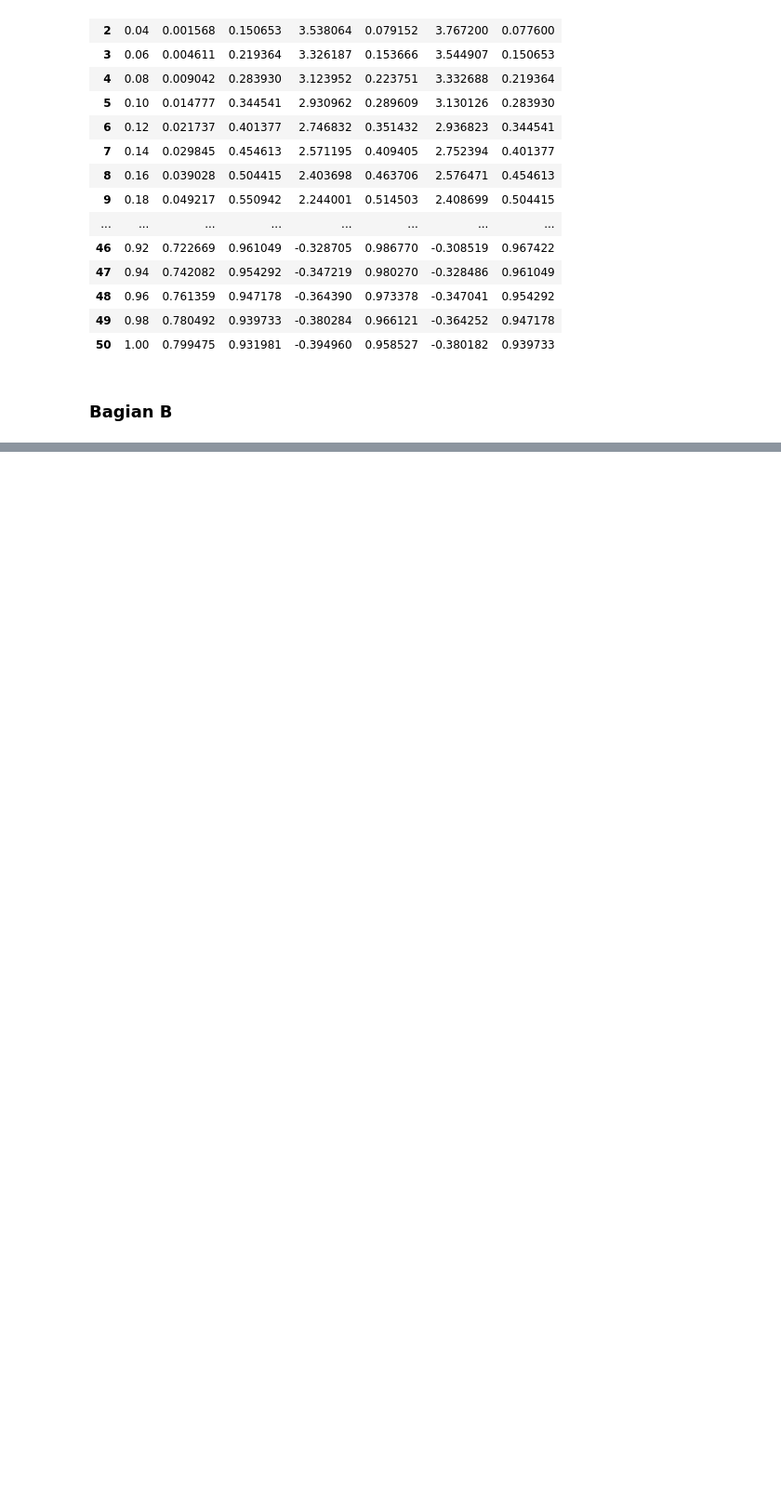
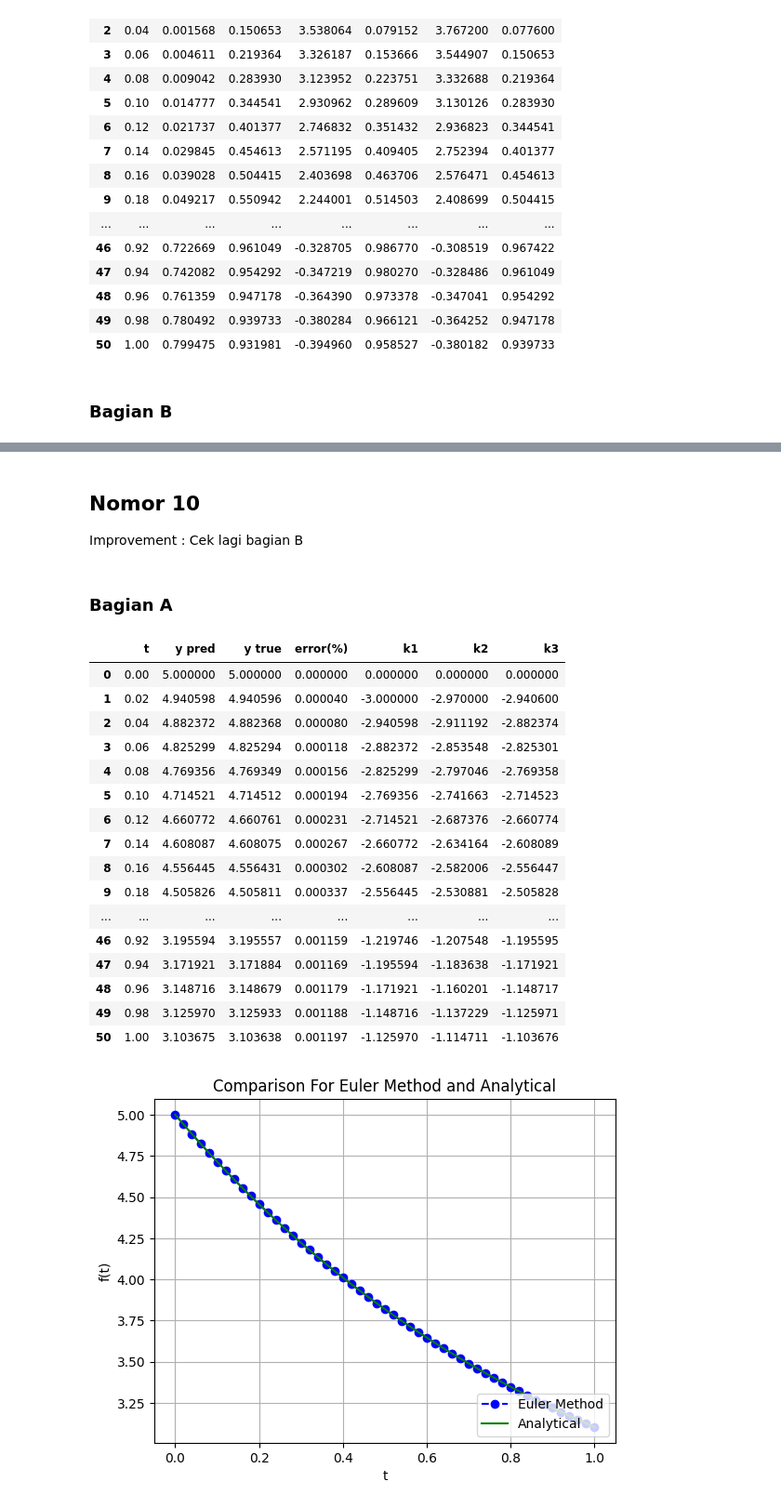
Before and after one commit to RendiZein/Metode-Rekayasa-Komputasi, a Jupyter notebook: RK_Method.ipynb, the cells around one changed output, grey strips where cells are left out. Shown at 93% size. Cells and saved outputs as stored; diff of their text form; code cells hidden in the pictures; blank space fills up the shorter version.

```diff
--- a/RK_Method.ipynb
+++ b/RK_Method.ipynb
@@ -687,3 +687,66 @@ display(df)
 | 48 | 0.96 | 1.803634 | 0.194577 | -0.198319 | 0.210758 | -0.200153 | 0.208671 | -0.200054 | 0.208650 | -0.201982 | 0.206584 |
 | 49 | 0.98 | 1.815427 | 0.183224 | -0.187506 | 0.198508 | -0.189256 | 0.196542 | -0.189161 | 0.196523 | -0.191000 | 0.194577 |
 | 50 | 1.00 | 1.826531 | 0.172494 | -0.177195 | 0.186925 | -0.178862 | 0.185074 | -0.178773 | 0.185056 | -0.180524 | 0.183224 |
+# %% [markdown]
+## Nomor 10
+Improvement :
+Cek lagi bagian B
+# %% [markdown]
+### Bagian A
+# %%
+dt=0.02
+f=lambda t,y : 2-y
+f_t=lambda t :2+3*np.exp(-t)
+t_0=0
+t_end=1
+# y_true_func=lambda t :2+3*np.exp(-t)
+# y_true=[y_0]
+# y_pred=[y_0]
+H = int((t_end-t_0)/dt)
+t=np.linspace(t_0, t_end, H+1)
+k1=np.zeros(len(t))
+k2=np.zeros(len(t))
+k3=np.zeros(len(t))
+y = np.zeros(len(t))
+y_t =np.zeros(len(t))
+e=np.zeros(len(t))
+y[0]=5
+y_t[0]=5
+for j in range(len(t)-1):
+  k1[j+1]=f(t[j], y[j])
+  k2[j+1]=f(t[j]+0.5*dt, y[j]+k1[j+1]*dt*0.5)
+  k3[j+1]=f(t[j+1], y[j]+k2[j+1]*dt)
+  y[j+1]=y[j]+(1/6*k1[j+1]+4/6*k2[j+1]+1/6*k3[j+1])*dt
+  y_t[j+1]=f_t(t[j+1])
+  e[j+1]=(np.abs(y[j+1]-y_t[j+1])/y_t[j+1])*100
+
+df = pd.DataFrame(list(zip(t, y, y_t, e,k1,k2, k3)),
+                columns =['t','y pred', 'y true', 'error(%)','k1','k2', 'k3'])
+display(df)
+plt.plot(t, y, 'bo--', label='Euler Method')
+plt.plot(t, y_t, 'g', label='Analytical')
+plt.title('Comparison For Euler Method and Analytical')
+plt.xlabel('t')
+plt.ylabel('f(t)')
+plt.grid()
+plt.legend(loc='lower right')
+plt.show()
+# %% [output]
+|  | t | y pred | y true | error(%) | k1 | k2 | k3 |
+| 0 | 0.00 | 5.000000 | 5.000000 | 0.000000 | 0.000000 | 0.000000 | 0.000000 |
+| 1 | 0.02 | 4.940598 | 4.940596 | 0.000040 | -3.000000 | -2.970000 | -2.940600 |
+| 2 | 0.04 | 4.882372 | 4.882368 | 0.000080 | -2.940598 | -2.911192 | -2.882374 |
+| 3 | 0.06 | 4.825299 | 4.825294 | 0.000118 | -2.882372 | -2.853548 | -2.825301 |
+| 4 | 0.08 | 4.769356 | 4.769349 | 0.000156 | -2.825299 | -2.797046 | -2.769358 |
+| 5 | 0.10 | 4.714521 | 4.714512 | 0.000194 | -2.769356 | -2.741663 | -2.714523 |
+| 6 | 0.12 | 4.660772 | 4.660761 | 0.000231 | -2.714521 | -2.687376 | -2.660774 |
+| 7 | 0.14 | 4.608087 | 4.608075 | 0.000267 | -2.660772 | -2.634164 | -2.608089 |
+| 8 | 0.16 | 4.556445 | 4.556431 | 0.000302 | -2.608087 | -2.582006 | -2.556447 |
+| 9 | 0.18 | 4.505826 | 4.505811 | 0.000337 | -2.556445 | -2.530881 | -2.505828 |
+| ... | ... | ... | ... | ... | ... | ... | ... |
+| 46 | 0.92 | 3.195594 | 3.195557 | 0.001159 | -1.219746 | -1.207548 | -1.195595 |
+| 47 | 0.94 | 3.171921 | 3.171884 | 0.001169 | -1.195594 | -1.183638 | -1.171921 |
+| 48 | 0.96 | 3.148716 | 3.148679 | 0.001179 | -1.171921 | -1.160201 | -1.148717 |
+| 49 | 0.98 | 3.125970 | 3.125933 | 0.001188 | -1.148716 | -1.137229 | -1.125971 |
+| 50 | 1.00 | 3.103675 | 3.103638 | 0.001197 | -1.125970 | -1.114711 | -1.103676 |
+[figure, added]
```
Also changed, not shown: parts of 3 cells of this notebook.
